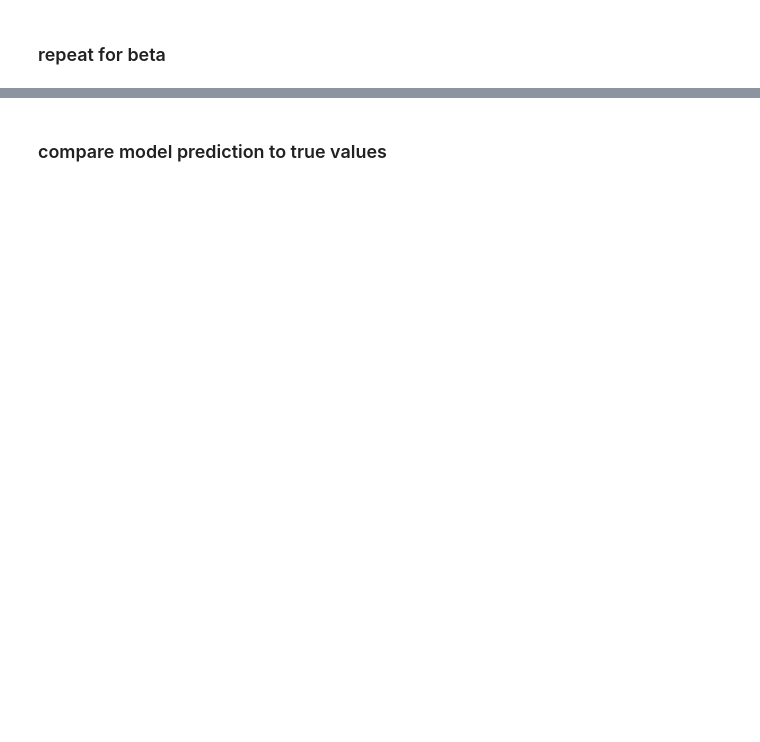
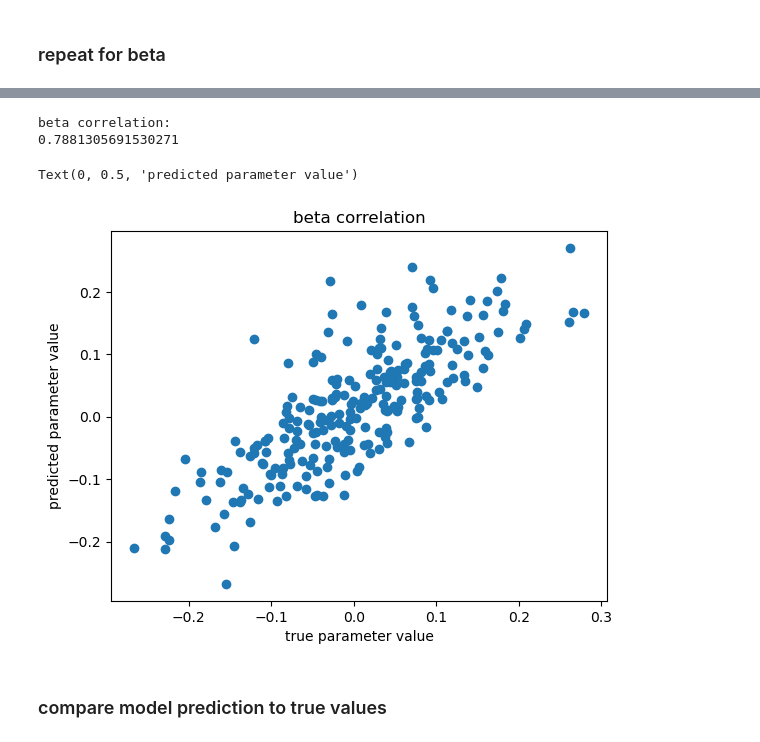
Before and after one commit to skambha6/tissue_purifier_sk, a Jupyter notebook: src/tissue_purifier/genex/pyro_simulations_from_scratch.ipynb, the cells around one changed output, grey strips where cells are left out. Cells and saved outputs as stored; diff of their text form; code cells hidden in the pictures; blank space fills up the shorter version.

```diff
--- a/src/tissue_purifier/genex/pyro_simulations_from_scratch.ipynb
+++ b/src/tissue_purifier/genex/pyro_simulations_from_scratch.ipynb
@@ -306,12 +360,18 @@ plt.title('beta')
 # %%
 ## beta correlation
 print("beta correlation:")
-print(np.corrcoef(beta_klg.detach().numpy().flatten(), pred_beta_klg.detach().numpy().flatten())[0,1])
+print(np.corrcoef(beta_klg.detach().numpy().flatten(), pred_beta_klg.detach().cpu().numpy().flatten())[0,1])
+# %% [output]
+beta correlation:
+0.7881305691530271
 # %%
-plt.scatter(beta_klg.detach().numpy().flatten(), pred_beta_klg.detach().numpy().flatten())
+plt.scatter(beta_klg.detach().numpy().flatten(), pred_beta_klg.detach().cpu().numpy().flatten())
 plt.title('beta correlation')
 plt.xlabel('true parameter value')
 plt.ylabel('predicted parameter value')
+# %% [output]
+Text(0, 0.5, 'predicted parameter value')
+[figure, added]
 # %% [markdown]
 ### compare model prediction to true values
 # %%
```
Also changed, not shown: parts of 22 cells of this notebook, 2 other files.
